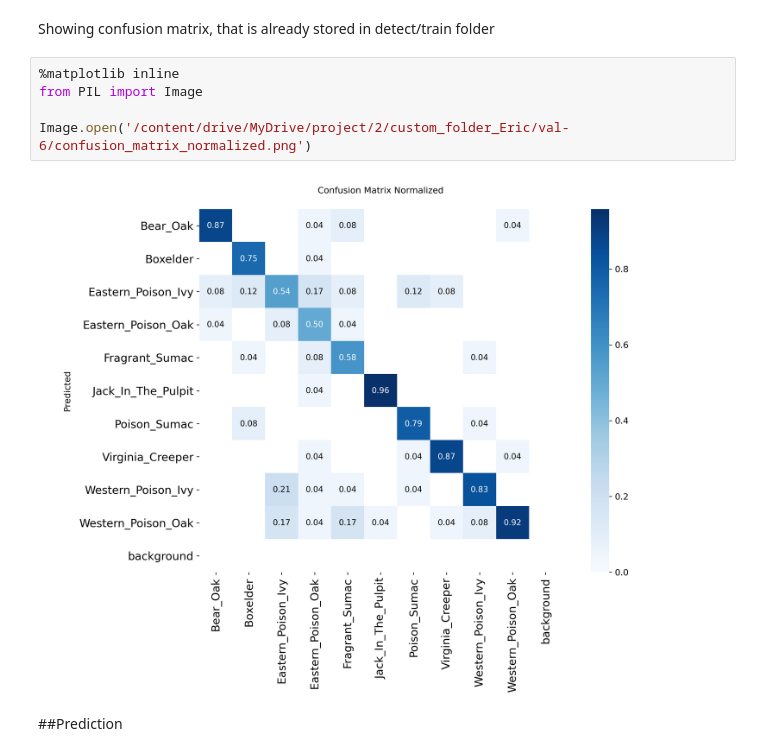
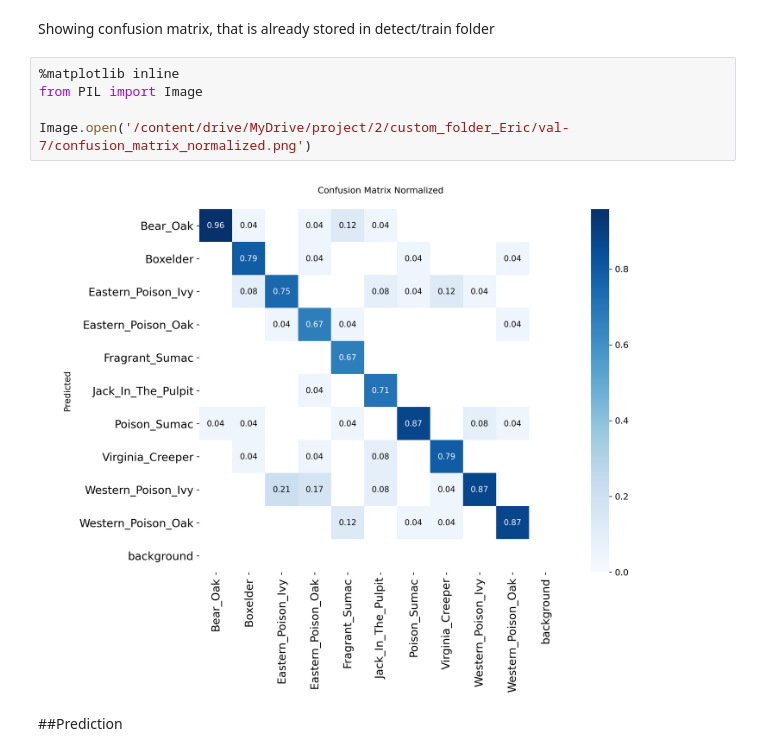
Before and after one commit to theoneureka/Computer-Vision-Project, a Jupyter notebook: ComputerVisionProject.ipynb, the cells around one changed output. Drawn from its saved outputs; the diff is of its cells as text.

```diff
--- a/ComputerVisionProject.ipynb
+++ b/ComputerVisionProject.ipynb
@@ -490,10 +503,10 @@ Showing confusion matrix, that is already stored in detect/train folder
 # %%
 %matplotlib inline
 from PIL import Image
 
-Image.open('/content/drive/MyDrive/project/2/custom_folder_Eric/val-6/confusion_matrix_normalized.png')
+Image.open('/content/drive/MyDrive/project/2/custom_folder_Eric/val-7/confusion_matrix_normalized.png')
 # %% [output]
-[figure, old version]
+[figure, new version]
 # %% [markdown]
 ##Prediction
 # %%
```
Also changed, not shown: parts of 3 cells of this notebook.
